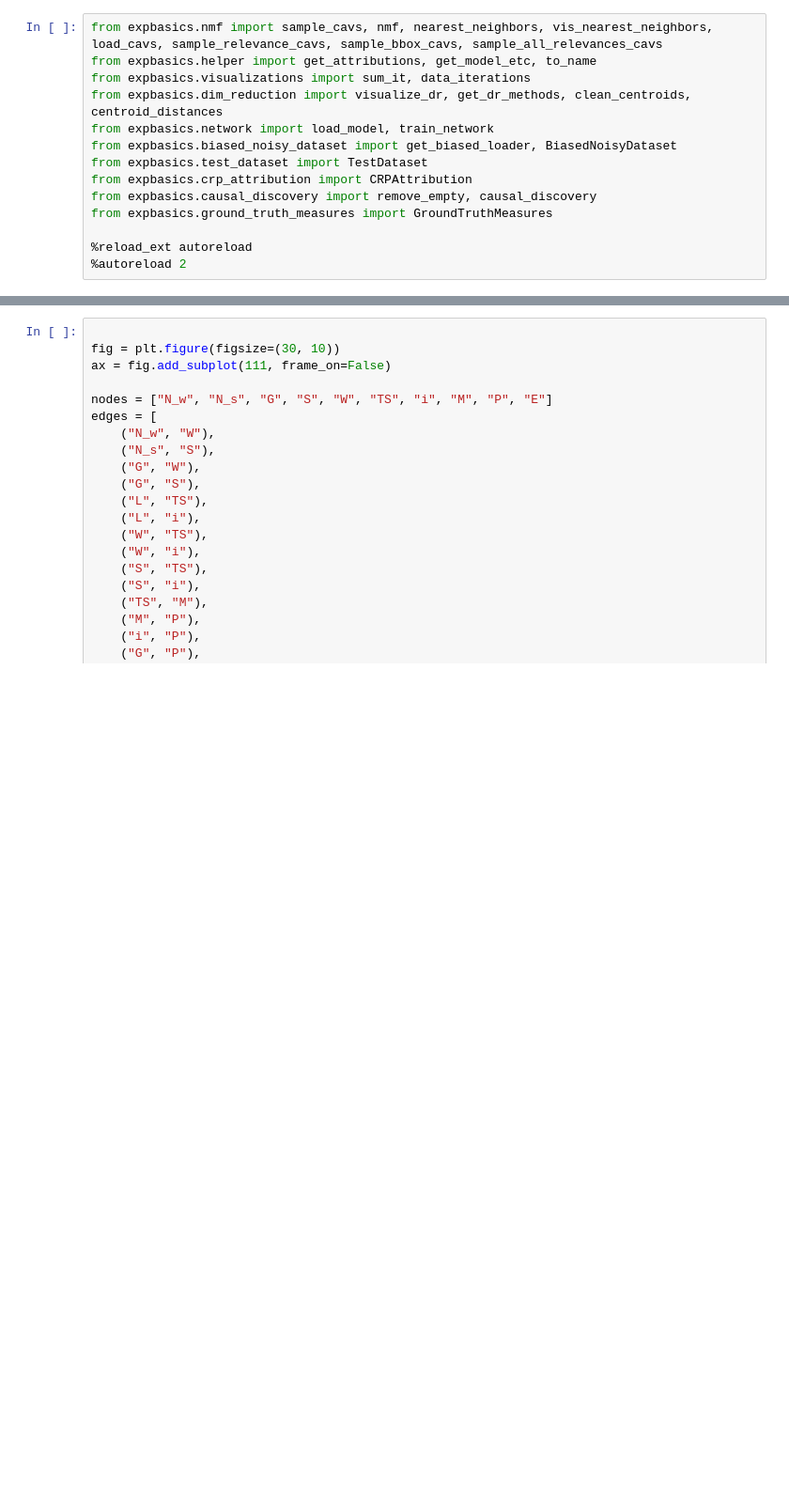
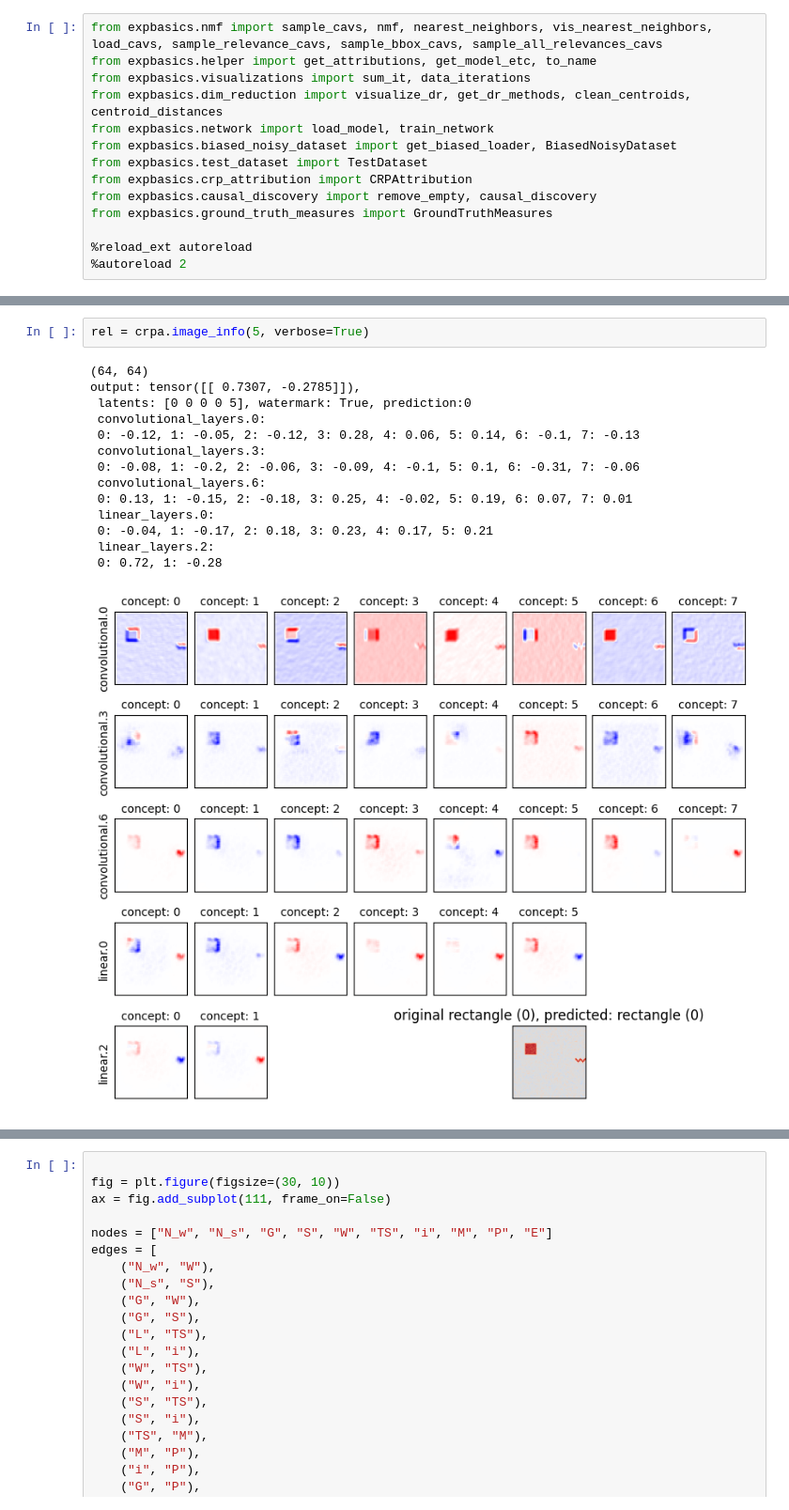
Before and after one commit to lillijo/xai-evaluation-master-thesis, a Jupyter notebook: experiments/fixed_causal_model.ipynb, the cells around one changed output, grey strips where cells are left out. Shown at 94% size. Cells and saved outputs as stored; diff of their text form; blank space fills up the shorter version.

```diff
--- a/experiments/fixed_causal_model.ipynb
+++ b/experiments/fixed_causal_model.ipynb
@@ -55,0 +60,17 @@ draw_graph_with_images(nodes, edges, images)
+# %%
+rel = crpa.image_info(5, verbose=True)
+# %% [output]
+(64, 64)
+output: tensor([[ 0.7307, -0.2785]]),
+ latents: [0 0 0 0 5], watermark: True, prediction:0
+ convolutional_layers.0:
+ 0: -0.12, 1: -0.05, 2: -0.12, 3: 0.28, 4: 0.06, 5: 0.14, 6: -0.1, 7: -0.13
+ convolutional_layers.3:
+ 0: -0.08, 1: -0.2, 2: -0.06, 3: -0.09, 4: -0.1, 5: 0.1, 6: -0.31, 7: -0.06
+ convolutional_layers.6:
+ 0: 0.13, 1: -0.15, 2: -0.18, 3: 0.25, 4: -0.02, 5: 0.19, 6: 0.07, 7: 0.01
+ linear_layers.0:
+ 0: -0.04, 1: -0.17, 2: 0.18, 3: 0.23, 4: 0.17, 5: 0.21
+ linear_layers.2:
+ 0: 0.72, 1: -0.28
+[figure, added]
```
Also changed, not shown: parts of 7 cells of this notebook, 14 other files.
